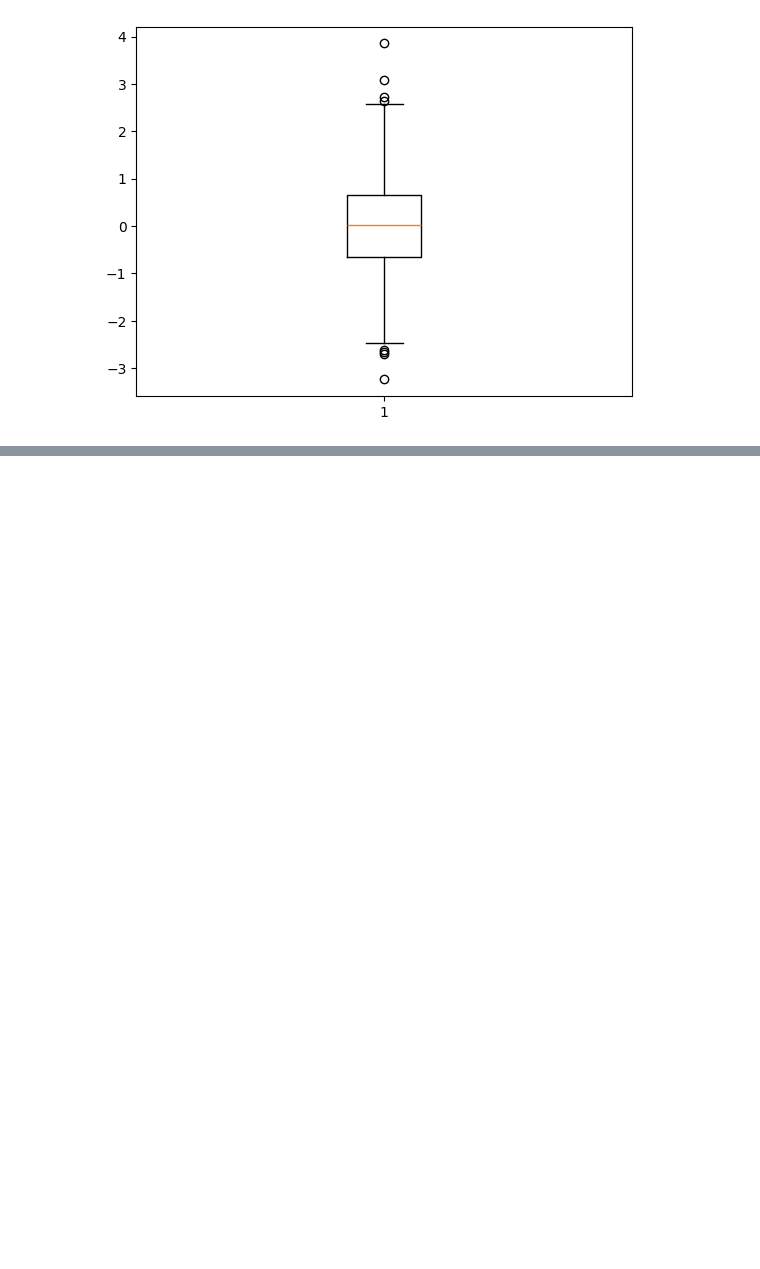
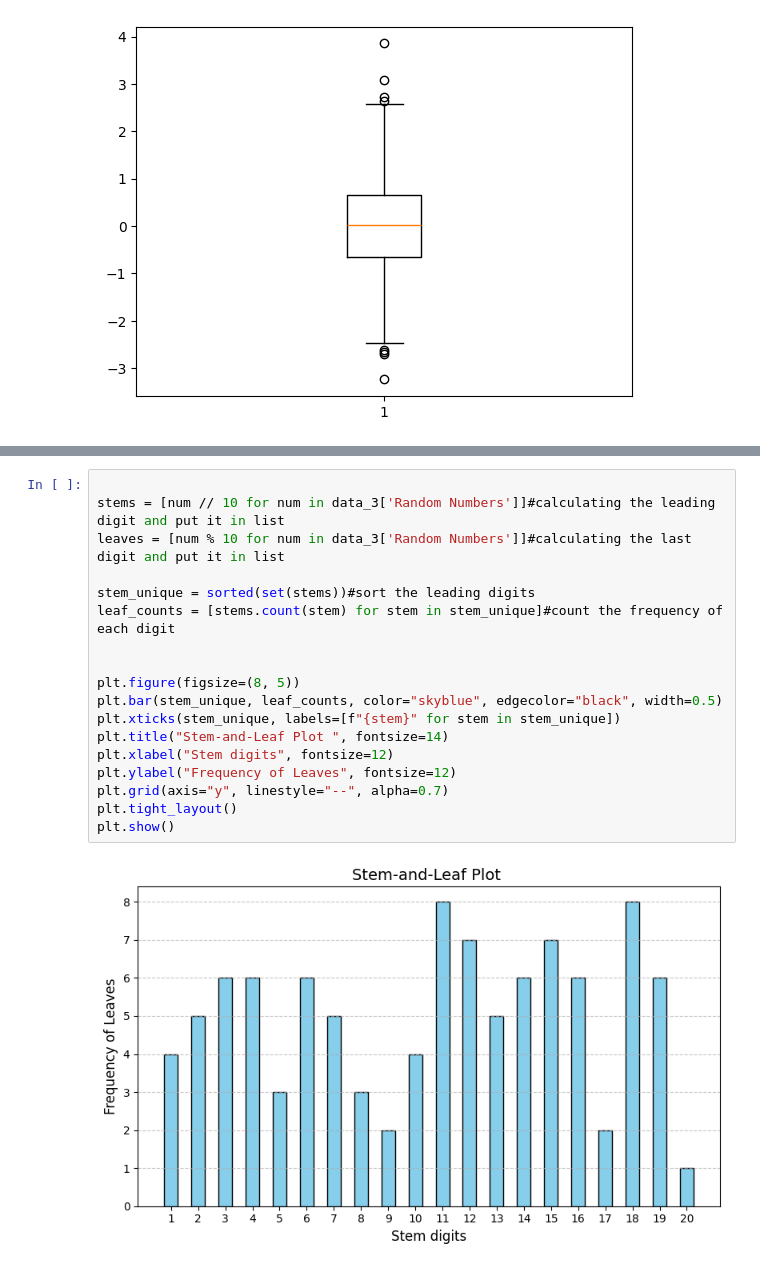
Before and after one commit to ah3asef/Probability_Report, a Jupyter notebook: Distribution.ipynb, the cells around one changed output, grey strips where cells are left out. Drawn from its saved outputs; the diff is of its cells as text; blank space fills up the shorter version.

```diff
--- a/Distribution.ipynb
+++ b/Distribution.ipynb
@@ -92,0 +128,20 @@ skewness_value, kurtosis_value
+# %%
+
+stems = [num // 10 for num in data_3['Random Numbers']]#calculating the leading digit and put it in list
+leaves = [num % 10 for num in data_3['Random Numbers']]#calculating the last digit and put it in list
+
+stem_unique = sorted(set(stems))#sort the leading digits
+leaf_counts = [stems.count(stem) for stem in stem_unique]#count the frequency of each digit
+
+
+plt.figure(figsize=(8, 5))
+plt.bar(stem_unique, leaf_counts, color="skyblue", edgecolor="black", width=0.5)
+plt.xticks(stem_unique, labels=[f"{stem}" for stem in stem_unique])
+plt.title("Stem-and-Leaf Plot ", fontsize=14)
+plt.xlabel("Stem digits", fontsize=12)
+plt.ylabel("Frequency of Leaves", fontsize=12)
+plt.grid(axis="y", linestyle="--", alpha=0.7)
+plt.tight_layout()
+plt.show()
+# %% [output]
+[figure, added]
```
Also changed, not shown: parts of 5 cells of this notebook, 6 other files.
